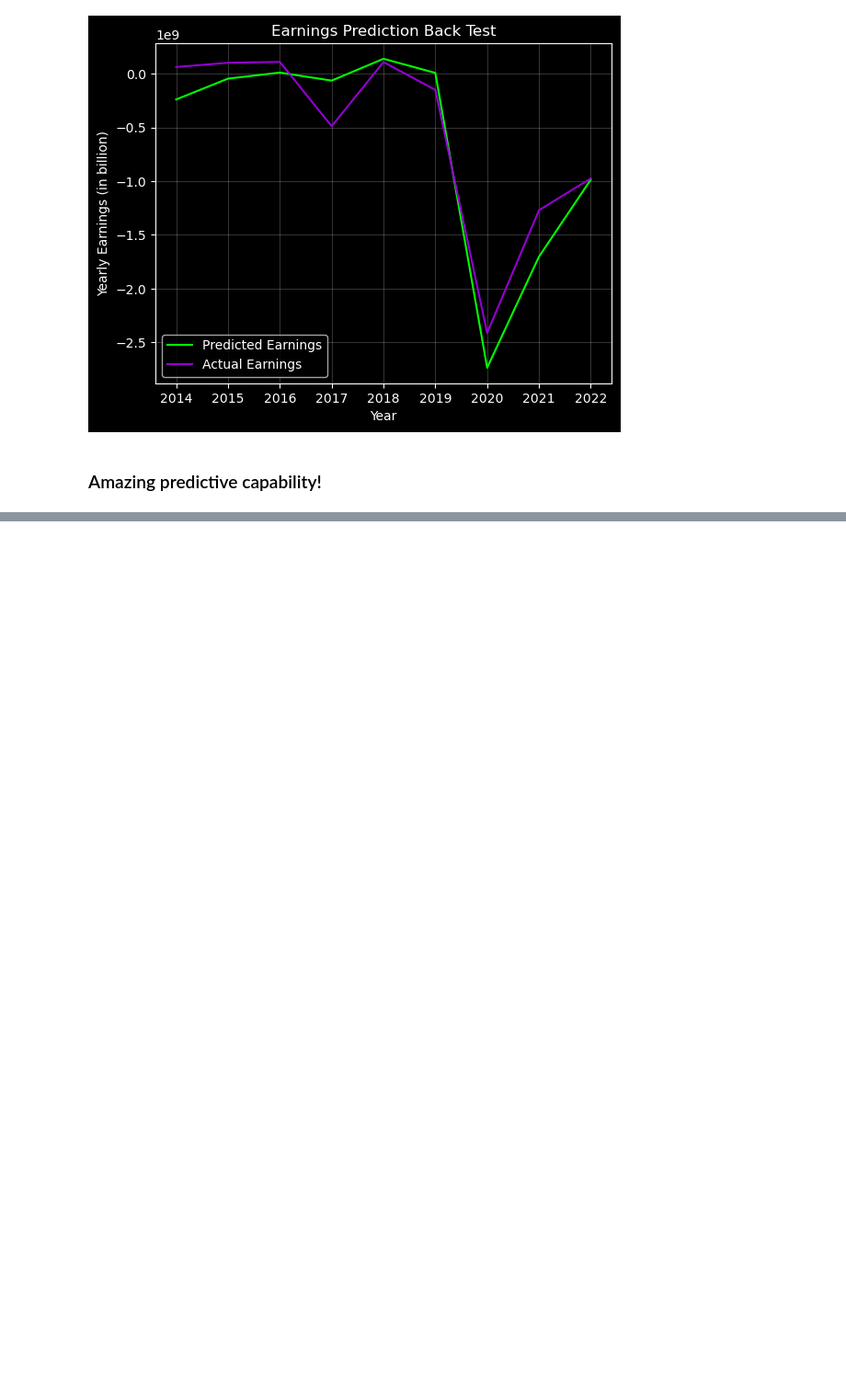
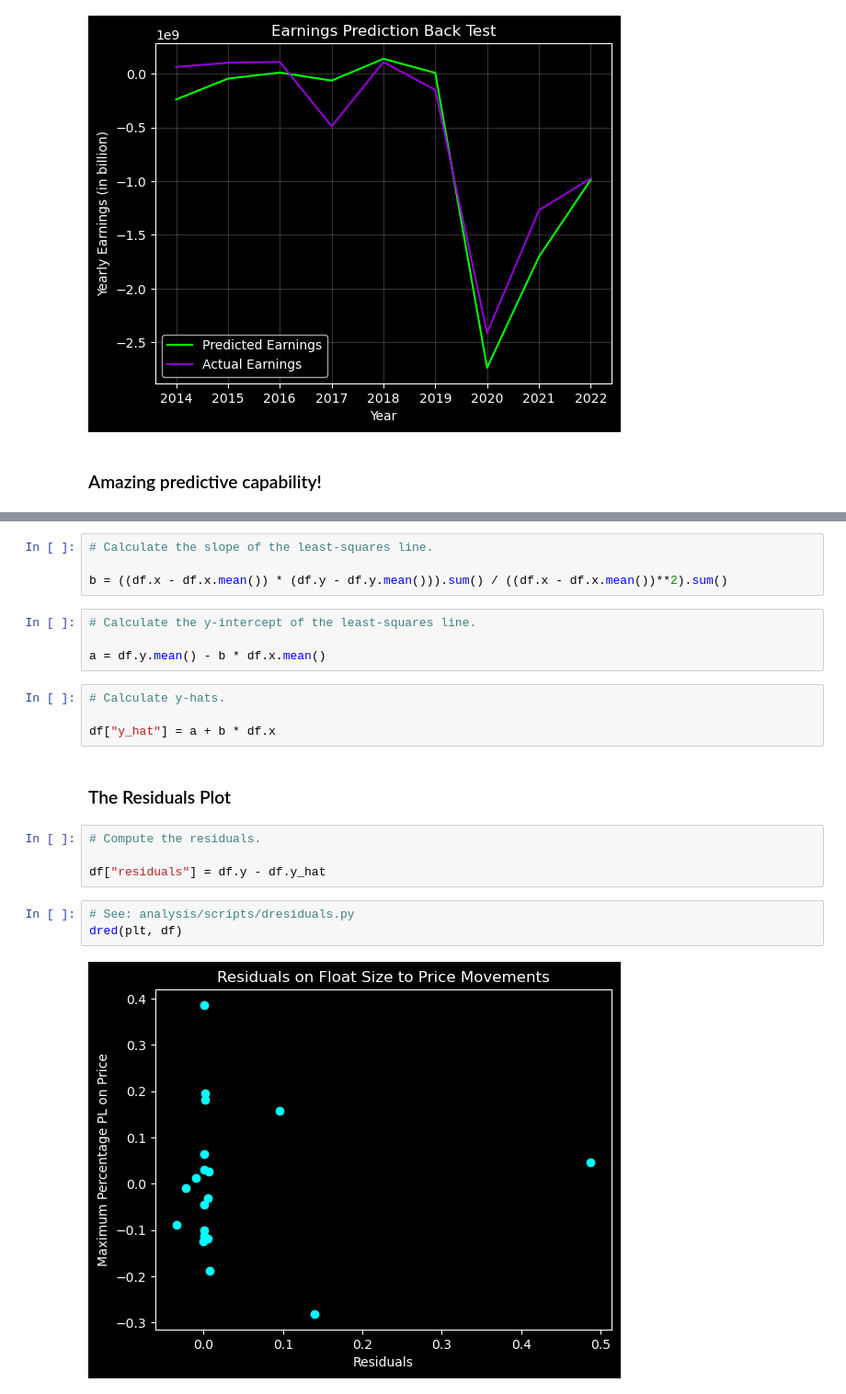
Before and after one commit to chris-hamberg/fundamentals, a Jupyter notebook: analysis/notebook.ipynb, the cells around one changed output, grey strips where cells are left out. Shown at 92% size. Saved outputs shown, nothing was run; the diff lists cells and outputs as text; blank space fills up the shorter version.

```diff
--- a/analysis/notebook.ipynb
+++ b/analysis/notebook.ipynb
@@ -768,0 +892,23 @@ The mean daily high for AMC dilutions from 2016 through 2022 was $19.56
+# %%
+# Calculate the slope of the least-squares line.
+
+b = ((df.x - df.x.mean()) * (df.y - df.y.mean())).sum() / ((df.x - df.x.mean())**2).sum()
+# %%
+# Calculate the y-intercept of the least-squares line.
+
+a = df.y.mean() - b * df.x.mean()
+# %%
+# Calculate y-hats.
+
+df["y_hat"] = a + b * df.x
+# %% [markdown]
+### The Residuals Plot
+# %%
+# Compute the residuals.
+
+df["residuals"] = df.y - df.y_hat
+# %%
+# See: analysis/scripts/dresiduals.py
+dred(plt, df)
+# %% [output]
+[figure, added]
```
Also changed, not shown: parts of 39 cells of this notebook, 17 other files.
